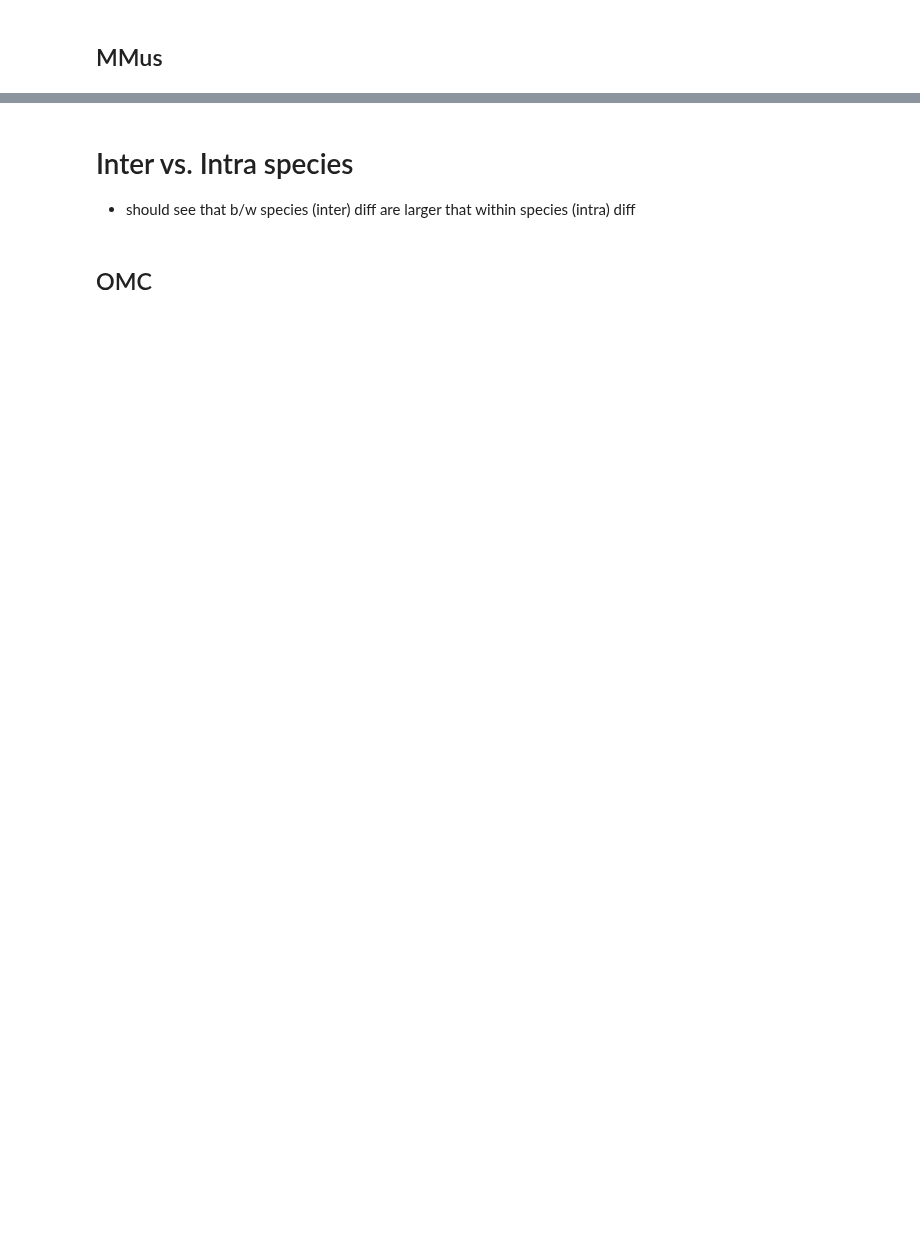
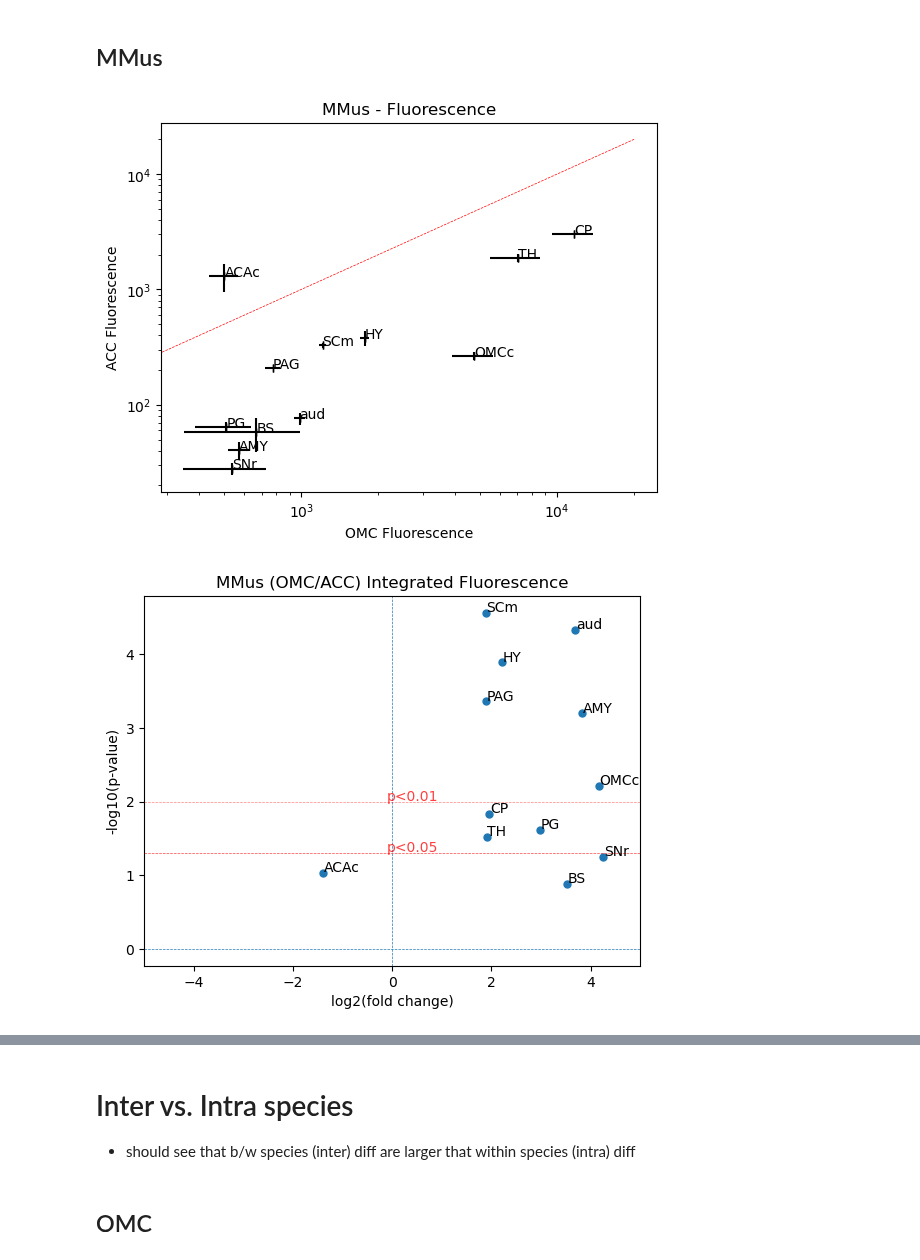
Before and after one commit to eisko/STP_analysis, a Jupyter notebook: quant_fluor_individ_2.ipynb, the cells around one changed output, grey strips where cells are left out. Drawn from its saved outputs; the diff is of its cells as text; code cells hidden in the pictures; blank space fills up the shorter version.

```diff
--- a/quant_fluor_individ_2.ipynb
+++ b/quant_fluor_individ_2.ipynb
@@ -228,2 +268,36 @@ See the caveats in the documentation: https://pandas.pydata.org/pandas-docs/stab
 # %% [markdown]
 ## MMus
+# %%
+mmus_fluor = all_fluor[all_fluor['species']=="MMus"]
+
+area_scatter(mmus_fluor, title="MMus - Fluorescence", compare_group="inj_site",
+             xgroup="OMC", ygroup="ACC", to_plot="Fluorescence")
+plt.show()
+
+
+#  Volcano plot
+mm_ttest = df_ttest(mmus_fluor, test_vals="Fluorescence",
+                    compare_group="inj_site",
+                    group1="OMC", group2="ACC")
+
+
+volcano_plot(mm_ttest, title="MMus (OMC/ACC) Integrated Fluorescence",
+             xlim=(-5,5))
+plt.show()
+area_scatter(mmus_fluor, title="MMus - Fluor/Vol", compare_group="inj_site",
+             xgroup="OMC", ygroup="ACC", to_plot="Fluor/Vol", ax_limits=(0.01,1))
+plt.show()
+
+
+#  Volcano plot
+mm_ttest = df_ttest(mmus_fluor, test_vals="Fluor/Vol",
+                    compare_group="inj_site",
+                    group1="OMC", group2="ACC")
+
+
+volcano_plot(mm_ttest, title="MMus (OMC/ACC) Fluor/Vol",
+             xlim=(-5,5))
+plt.show()
+# %% [output]
+[figure, added]
+[figure, added]
```
Also changed, not shown: parts of 10 cells of this notebook, 2 other files.
